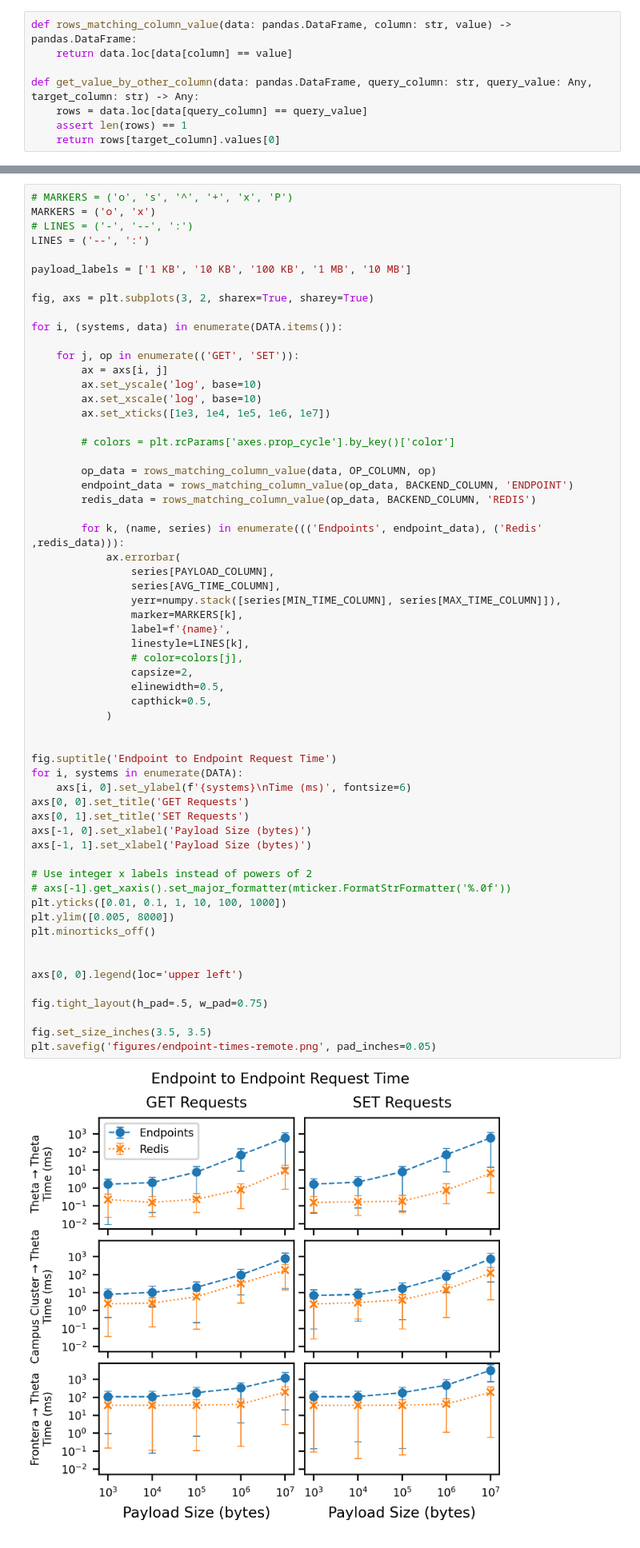
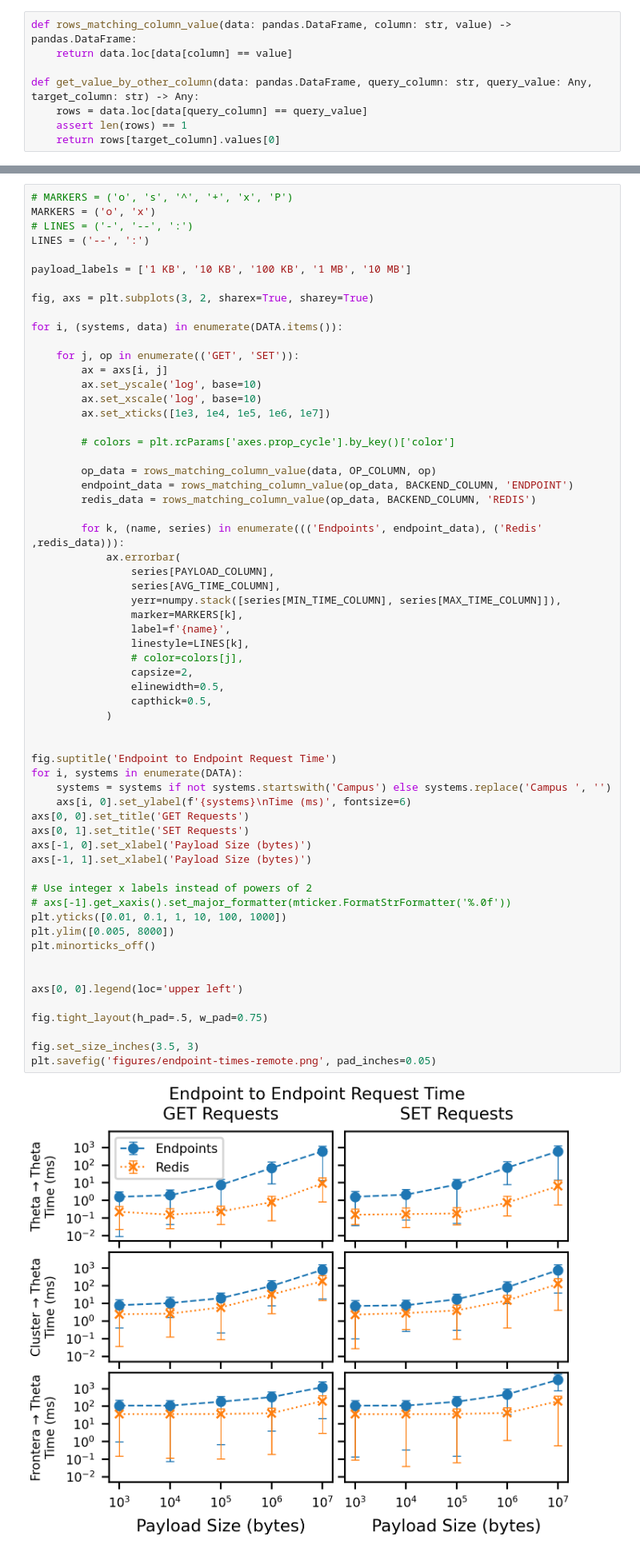
Before and after one commit to proxystore/sc23-evaluation, a Jupyter notebook: 2-endpoint-times-remote.ipynb, the cells around one changed output, grey strips where cells are left out. Shown: that part at 80% size. Saved outputs shown, nothing was run; the diff lists cells and outputs as text.

```diff
--- a/2-endpoint-times-remote.ipynb
+++ b/2-endpoint-times-remote.ipynb
@@ -170,32 +170,33 @@ for i, (systems, data) in enumerate(DATA.items()):
                 label=f'{name}',
                 linestyle=LINES[k],
                 # color=colors[j],
                 capsize=2,
                 elinewidth=0.5,
                 capthick=0.5,
             )
 
 
 fig.suptitle('Endpoint to Endpoint Request Time')
 for i, systems in enumerate(DATA):
+    systems = systems if not systems.startswith('Campus') else systems.replace('Campus ', '')
     axs[i, 0].set_ylabel(f'{systems}\nTime (ms)', fontsize=6)
 axs[0, 0].set_title('GET Requests')
 axs[0, 1].set_title('SET Requests')
 axs[-1, 0].set_xlabel('Payload Size (bytes)')
 axs[-1, 1].set_xlabel('Payload Size (bytes)')
 
 # Use integer x labels instead of powers of 2
 # axs[-1].get_xaxis().set_major_formatter(mticker.FormatStrFormatter('%.0f'))
 plt.yticks([0.01, 0.1, 1, 10, 100, 1000])
 plt.ylim([0.005, 8000])
 plt.minorticks_off()
 
 
 axs[0, 0].legend(loc='upper left')
 
 fig.tight_layout(h_pad=.5, w_pad=0.75)
 
-fig.set_size_inches(3.5, 3.5)
+fig.set_size_inches(3.5, 3)
 plt.savefig('figures/endpoint-times-remote.png', pad_inches=0.05)
 # %% [output]
-[figure, old version]
+[figure, new version]
```
Also changed, not shown: 7 other files.
